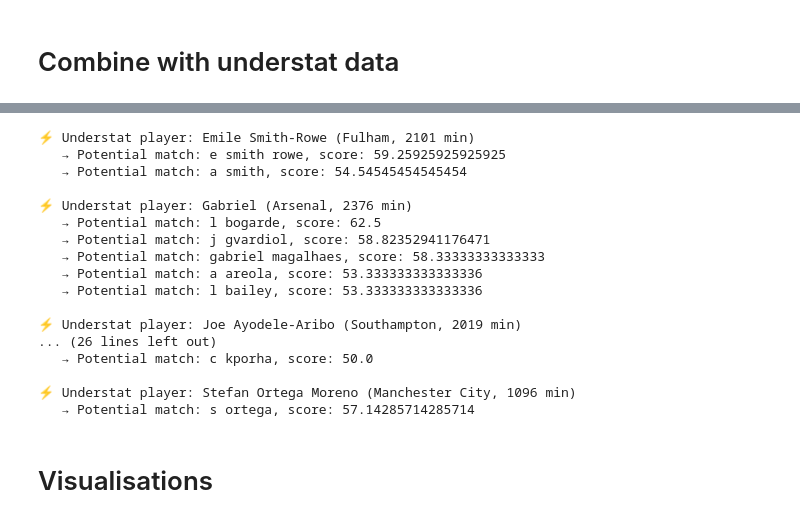
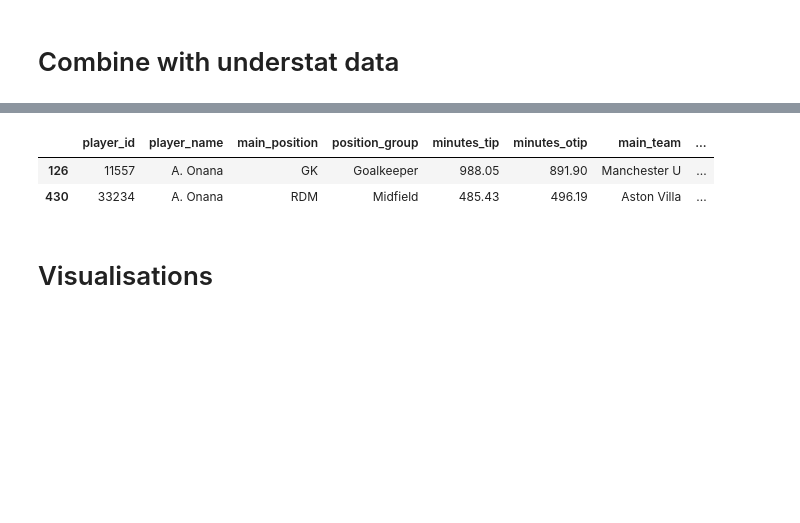
Before and after one commit to vickyfriss/Football-analytics, a Jupyter notebook: 202603 - 3 - Premier League 24-25 player statistics.ipynb, the cells around one changed output, grey strips where cells are left out. Saved outputs shown, nothing was run; the diff lists cells and outputs as text; code cells hidden in the pictures; blank space fills up the shorter version.

```diff
--- a/202603 - 3 - Premier League 24-25 player statistics.ipynb
+++ b/202603 - 3 - Premier League 24-25 player statistics.ipynb
@@ -979,0 +1011,37 @@ player_full_per90.head()
+# %%
+def standardise_team(team):
+    """
+    Convert stats_understat team names to match player_full_per90 main_team exactly.
+    """
+    team = str(team).split(",")[0].strip()  # take first if multiple teams
+
+    team_map = {
+        "Arsenal": "Arsenal",
+        "Aston Villa": "Aston Villa",
+        "Bournemouth": "Bournemouth FC",
+        "Brentford": "Brentford FC",
+        "Brighton": "Brighton",
+        "Chelsea": "Chelsea",
+        "Crystal Palace": "Crystal Palace",
+        "Everton": "Everton",
+        "Fulham": "Fulham",
+        "Ipswich": "Ipswich Town",
+        "Leicester": "Leicester",
+        "Liverpool": "Liverpool",
+        "Manchester City": "Manchester City",
+        "Manchester United": "Manchester U",
+        "Newcastle United": "Newcastle",
+        "Nottingham Forest": "Nottingham",
+        "Southampton": "Southampton",
+        "Tottenham": "Tottenham",
+        "West Ham": "West Ham",
+        "Wolverhampton Wanderers": "Wolverhampton",
+    }
+    return team_map.get(team, team)
+
+# Apply to stats_understat
+stats_understat['team_clean'] = stats_understat['team'].apply(standardise_team)
+
+# Check unique cleaned teams
+print("Unique cleaned teams in stats_understat['team_clean']:")
+print(stats_understat['team_clean'].sort_values().unique())
@@ -1221,0 +1258,4 @@ Unmatched: 129
+# %%
+# Or display all columns of the first few rows
+pd.set_option('display.max_columns', None)
+final.head(5)
@@ -1221,0 +1269,7 @@ Unmatched: 129
+# %%
+# Display all columns for players with 'onana' in their name (case-insensitive)
+final[final['player_name'].str.contains('onana', case=False, na=False)]
+# %% [output]
+|  | player_id | player_name | main_position | position_group | minutes_tip | minutes_otip | main_team | ... |
+| 126 | 11557 | A. Onana | GK | Goalkeeper | 988.05 | 891.90 | Manchester U | ... |
+| 430 | 33234 | A. Onana | RDM | Midfield | 485.43 | 496.19 | Aston Villa | ... |
@@ -1226,7 +1315,7 @@ from rapidfuzz import process, fuzz
 unmatched_ust = stats_understat[~stats_understat['player'].isin(final['player'].dropna())]
 
 # pick only high-minute ones for clarity (min > 500)
-high_min_unmatched = unmatched_ust[unmatched_ust['min'] > 400]
+high_min_unmatched = unmatched_ust[unmatched_ust['min'] > 0]
 
 # clean names in your player_full_per90
 player_full_per90['clean_name'] = player_full_per90['player_name'].apply(clean_name)
@@ -1260,24 +1349,6 @@ for _, row in high_min_unmatched.iterrows():
             print(f"   → Potential match: {m}, score: {score}")
     else:
         print("   → No good potential matches found")
-# %% [output]
-⚡ Understat player: Emile Smith-Rowe (Fulham, 2101 min)
-   → Potential match: e smith rowe, score: 59.25925925925925
-   → Potential match: a smith, score: 54.54545454545454
-
-⚡ Understat player: Gabriel (Arsenal, 2376 min)
-   → Potential match: l bogarde, score: 62.5
-   → Potential match: j gvardiol, score: 58.82352941176471
-   → Potential match: gabriel magalhaes, score: 58.33333333333333
-   → Potential match: a areola, score: 53.333333333333336
-   → Potential match: l bailey, score: 53.333333333333336
-
-⚡ Understat player: Joe Ayodele-Aribo (Southampton, 2019 min)
-... (26 lines left out)
-   → Potential match: c kporha, score: 50.0
-
-⚡ Understat player: Stefan Ortega Moreno (Manchester City, 1096 min)
-   → Potential match: s ortega, score: 57.14285714285714
 # %% [markdown]
 # Visualisations
 # %%
```
Also changed, not shown: parts of 9 cells of this notebook.
